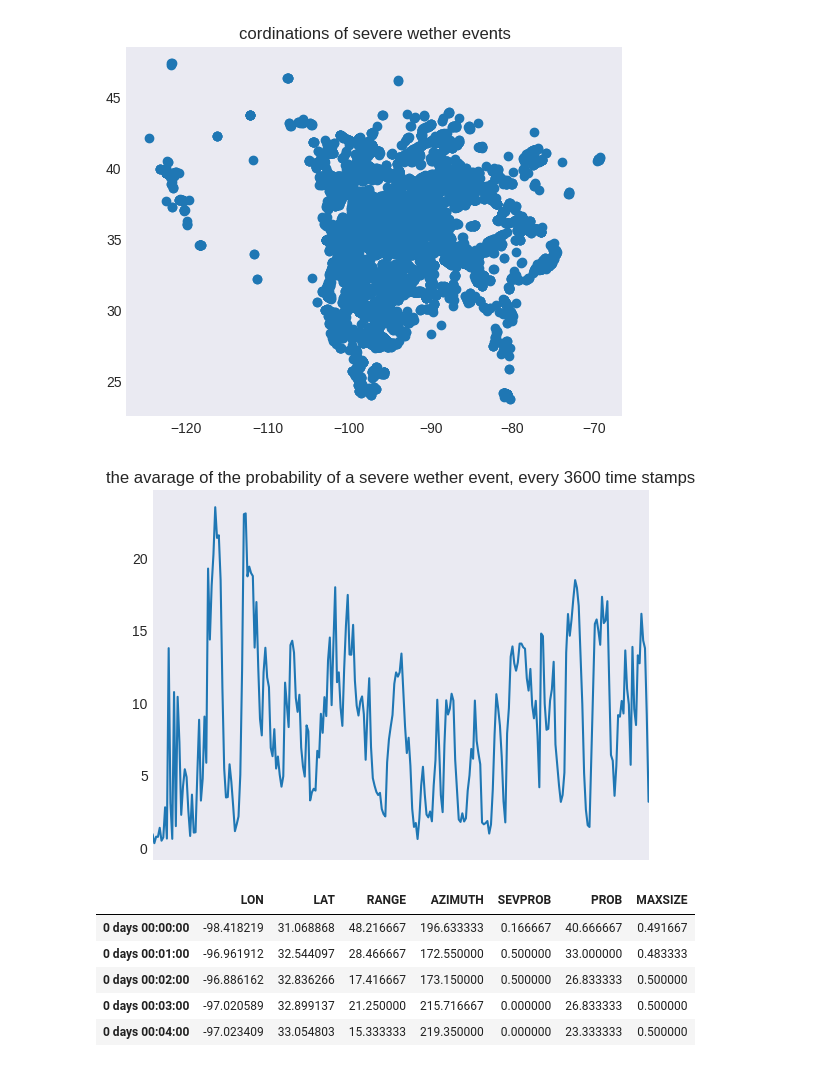
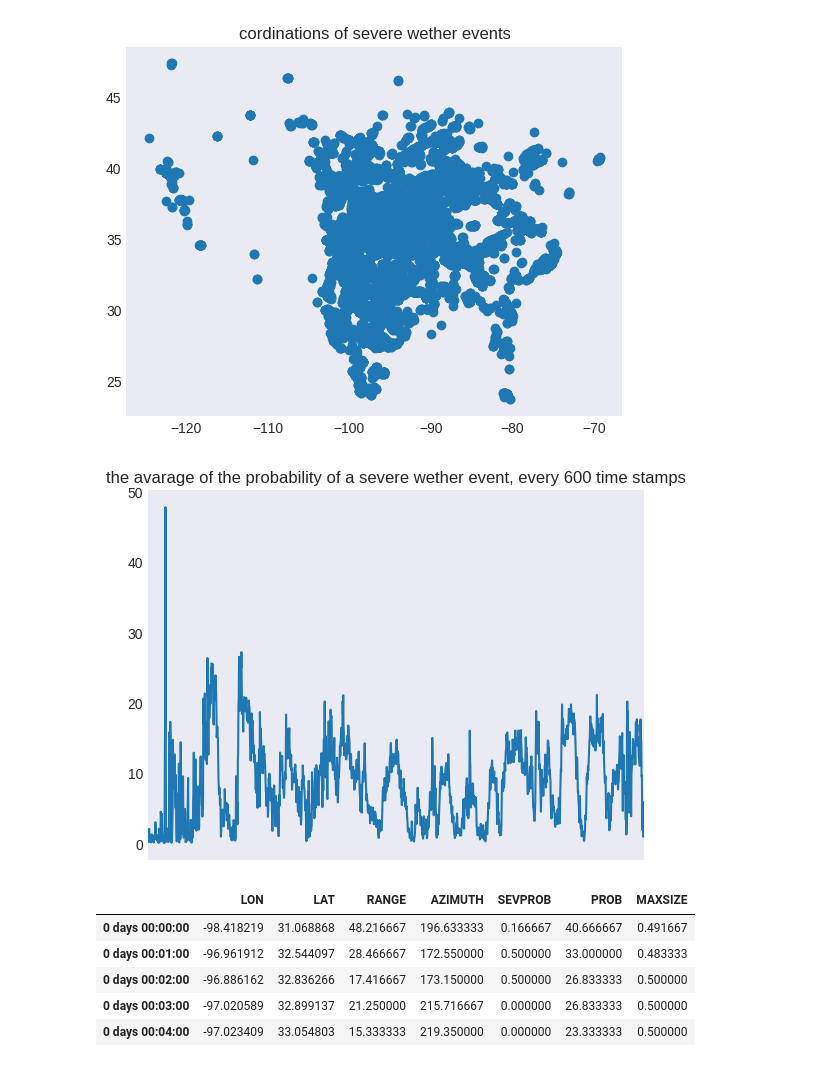
Before and after one commit to Israel0545488592/Regression, a Jupyter notebook: reression.ipynb, the cells around one changed output. Saved outputs shown, nothing was run; the diff lists cells and outputs as text; code cells hidden in the pictures.

```diff
--- a/reression.ipynb
+++ b/reression.ipynb
@@ -70,15 +71,15 @@ plt.show()
 # %%
 '''
 looks like most severe wether events occurre close to the soth or east cost
 and a bit around the louisiana
 '''
 
-data['SEVPROB'].resample('H').mean().plot()
-plt.title('the avarage of the probability of a severe wether event, every 3600 time stamps')
+data['SEVPROB'].resample('10T').mean().plot()
+plt.title('the avarage of the probability of a severe wether event, every 600 time stamps')
 plt.xticks([])
 plt.show()
 # %% [output]
-[figure, old version]
+[figure, new version]
 # %%
 ''' avraging over every 60 time stamps '''
 
```
Also changed, not shown: parts of 8 cells of this notebook.
